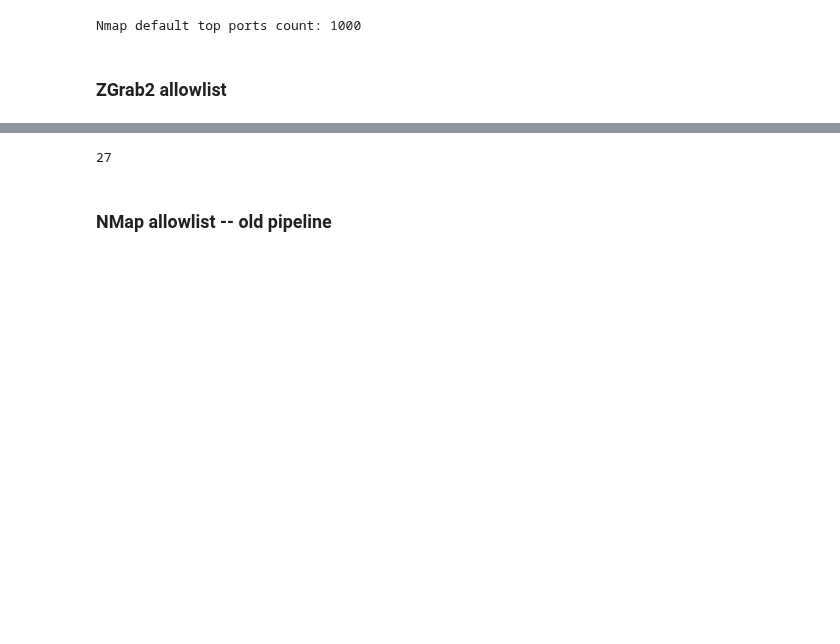
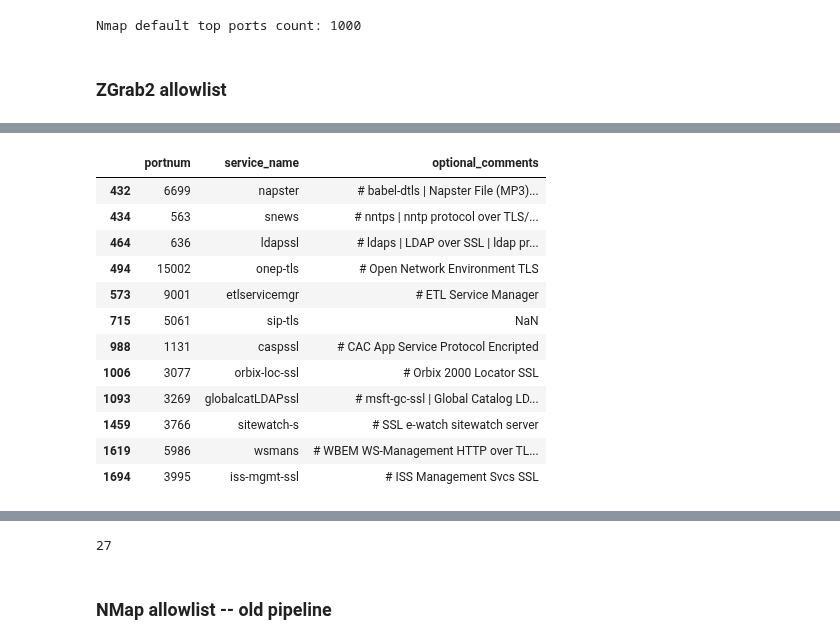
Before and after one commit to gustavoluvizotto/anycast-service-discovery, a Jupyter notebook: measurements/notebooks/process_input_output.ipynb, the cells around one changed output, grey strips where cells are left out. Saved outputs shown, nothing was run; the diff lists cells and outputs as text; code cells hidden in the pictures; blank space fills up the shorter version.

```diff
--- a/measurements/notebooks/process_input_output.ipynb
+++ b/measurements/notebooks/process_input_output.ipynb
@@ -211,0 +295,16 @@ Nmap default top ports count: 1000
+# %%
+joined_pdf[(joined_pdf["needs_tls"] == True) & (joined_pdf["in_zgrab2"] == False)].drop_duplicates(subset=["portnum"])[["portnum", "service_name", "optional_comments"]]
+# %% [output]
+|  | portnum | service_name | optional_comments |
+| 432 | 6699 | napster | # babel-dtls | Napster File (MP3)... |
+| 434 | 563 | snews | # nntps | nntp protocol over TLS/... |
+| 464 | 636 | ldapssl | # ldaps | LDAP over SSL | ldap pr... |
+| 494 | 15002 | onep-tls | # Open Network Environment TLS |
+| 573 | 9001 | etlservicemgr | # ETL Service Manager |
+| 715 | 5061 | sip-tls | NaN |
+| 988 | 1131 | caspssl | # CAC App Service Protocol Encripted |
+| 1006 | 3077 | orbix-loc-ssl | # Orbix 2000 Locator SSL |
+| 1093 | 3269 | globalcatLDAPssl | # msft-gc-ssl | Global Catalog LD... |
+| 1459 | 3766 | sitewatch-s | # SSL e-watch sitewatch server |
+| 1619 | 5986 | wsmans | # WBEM WS-Management HTTP over TL... |
+| 1694 | 3995 | iss-mgmt-ssl | # ISS Management Svcs SSL |
```
Also changed, not shown: parts of 15 cells of this notebook, 4 other files.
